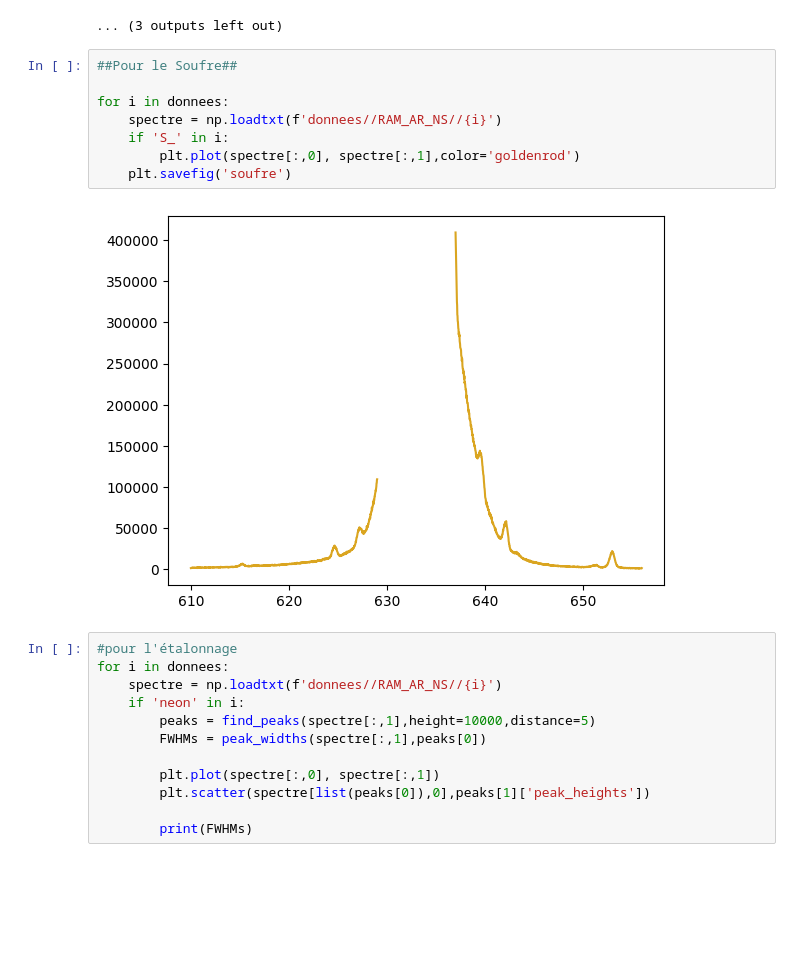
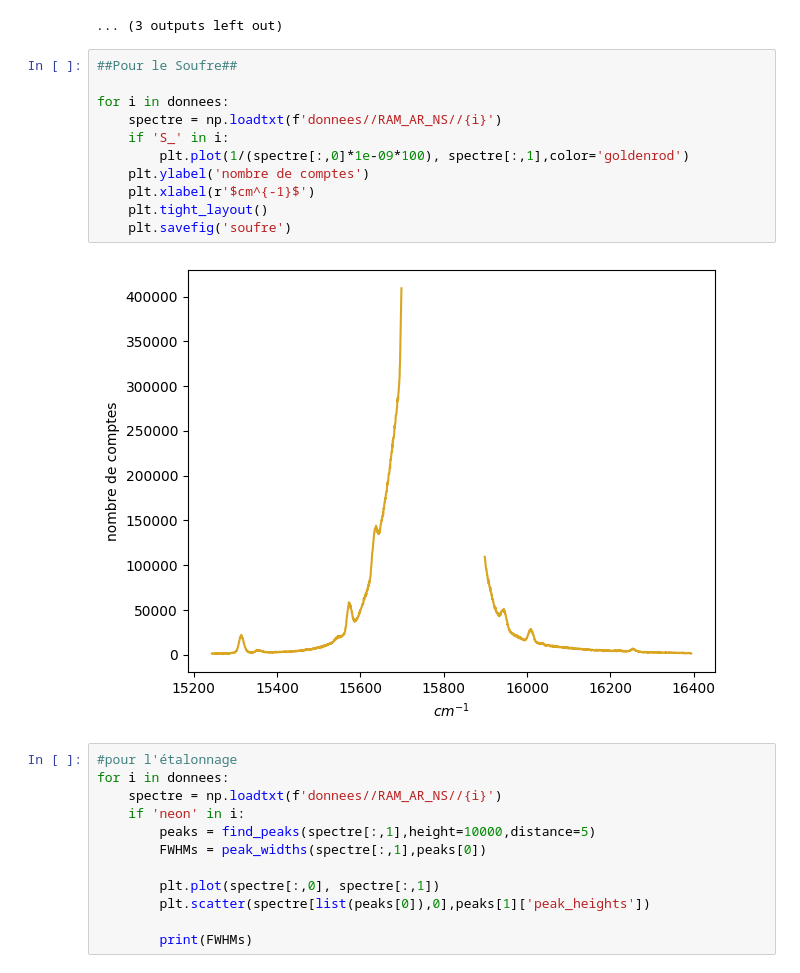
Before and after one commit to Simarties/Labo3, a Jupyter notebook: LabREIMAN/Ramain.ipynb, the cells around one changed output. Drawn from its saved outputs; the diff is of its cells as text; blank space fills up the shorter version.

```diff
--- a/LabREIMAN/Ramain.ipynb
+++ b/LabREIMAN/Ramain.ipynb
@@ -77,13 +77,16 @@ for i in donnees:
 # %%
 ##Pour le Soufre##
 
 for i in donnees:
     spectre = np.loadtxt(f'donnees//RAM_AR_NS//{i}')
     if 'S_' in i:
-        plt.plot(spectre[:,0], spectre[:,1],color='goldenrod')
+        plt.plot(1/(spectre[:,0]*1e-09*100), spectre[:,1],color='goldenrod')
+    plt.ylabel('nombre de comptes')
+    plt.xlabel(r'$cm^{-1}$')
+    plt.tight_layout()
     plt.savefig('soufre')
 # %% [output]
-[figure, old version]
+[figure, new version]
 # %%
 #pour l'étalonnage
 for i in donnees:
```
Also changed, not shown: parts of 2 cells of this notebook, 1 other file.
